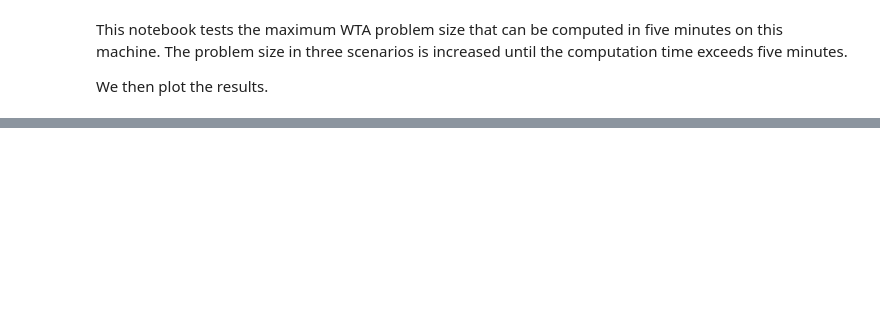
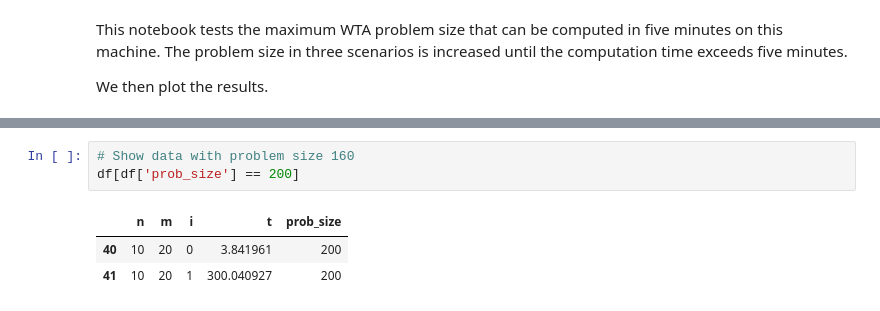
Before and after one commit to peterbarkley/wta, a Jupyter notebook: wta_stress_test.ipynb, the cells around one changed output, grey strips where cells are left out. Saved outputs shown, nothing was run; the diff lists cells and outputs as text; blank space fills up the shorter version.

```diff
--- a/wta_stress_test.ipynb
+++ b/wta_stress_test.ipynb
@@ -188,0 +286,7 @@ print(nm_results)
+# %%
+# Show data with problem size 160
+df[df['prob_size'] == 200]
+# %% [output]
+|  | n | m | i | t | prob_size |
+| 40 | 10 | 20 | 0 | 3.841961 | 200 |
+| 41 | 10 | 20 | 1 | 300.040927 | 200 |
```
Also changed, not shown: parts of 6 cells of this notebook, 1 other file.
